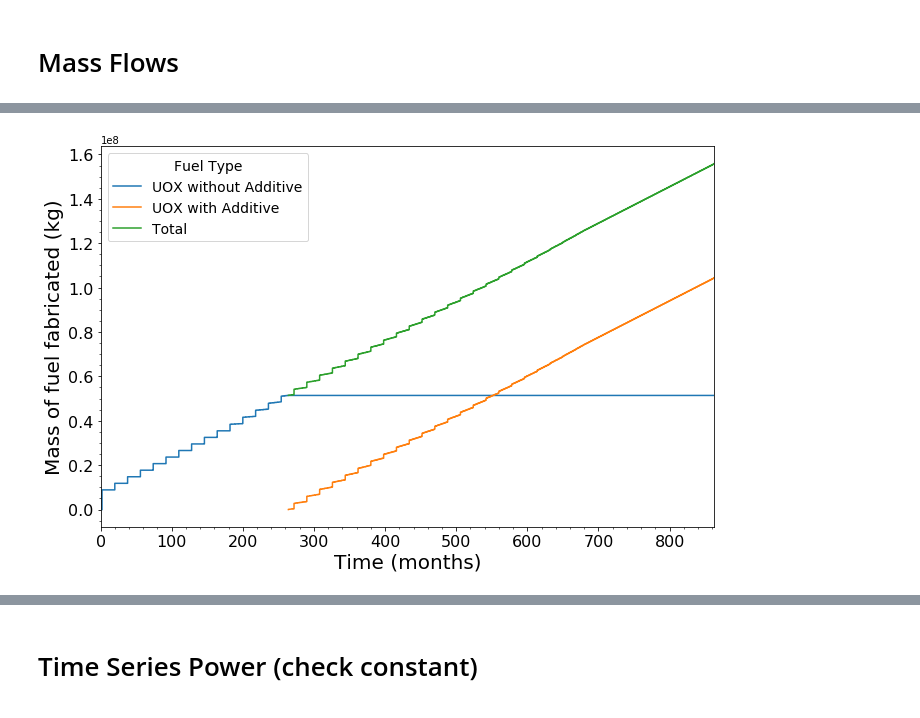
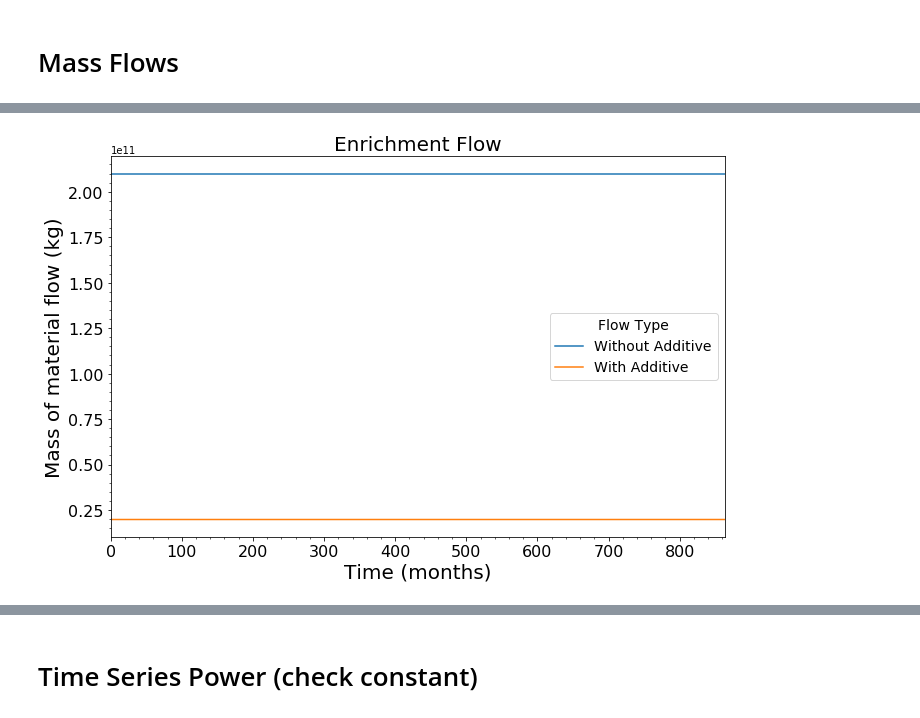
Before and after one commit to opotowsky/EG01_OPRA, a Jupyter notebook: testing_EG01.ipynb, the cells around one changed output, grey strips where cells are left out. Saved outputs shown, nothing was run; the diff lists cells and outputs as text; code cells hidden in the pictures.

```diff
--- a/testing_EG01.ipynb
+++ b/testing_EG01.ipynb
@@ -13 +65,6 @@ from cymetric import timeseries as tm
+# %%
+# NU is without A (2.1e11) and AlmostUOX is with A (2e10)
+plot_flow(ev, 'enr')
+# %% [output]
+[figure, added]
 # %%
@@ -39,8 +117 @@ def plot_fuel(evaler):
     return
-# %%
-# pref change, separate UOX/Spent UOX commods
-db_prf = cym.dbopen('./growthregion/pref_change_works.sqlite')
-ev_prf = cym.Evaluator(db=db_prf, write=False)
-plot_fuel(ev_prf)
-# %% [output]
-[figure, removed]
```
Also changed, not shown: parts of 17 cells of this notebook, 1 other file.
